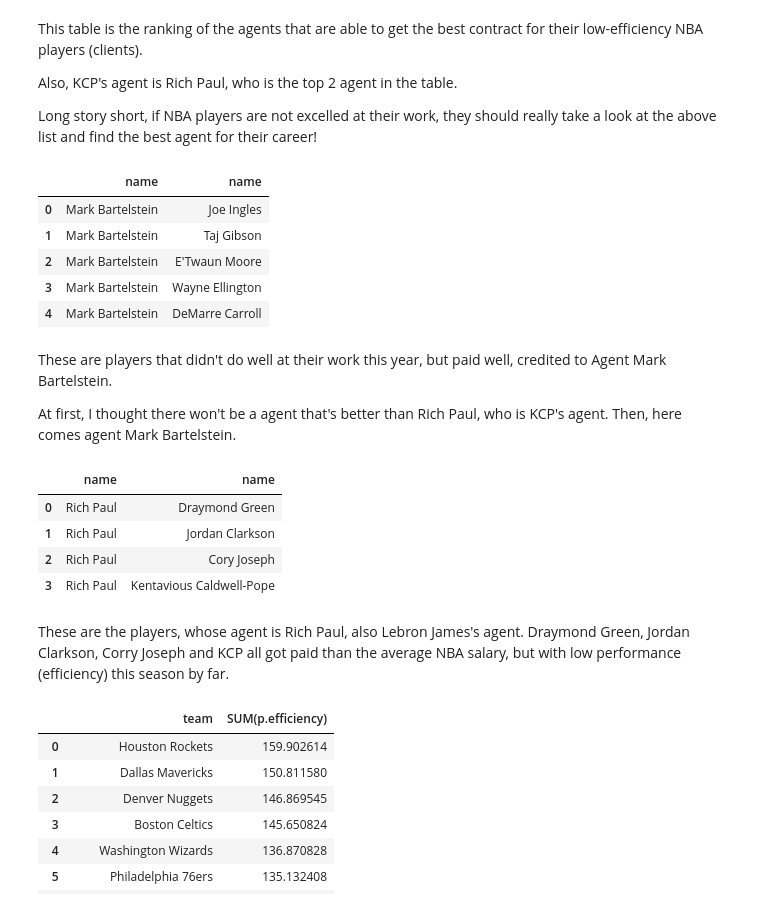
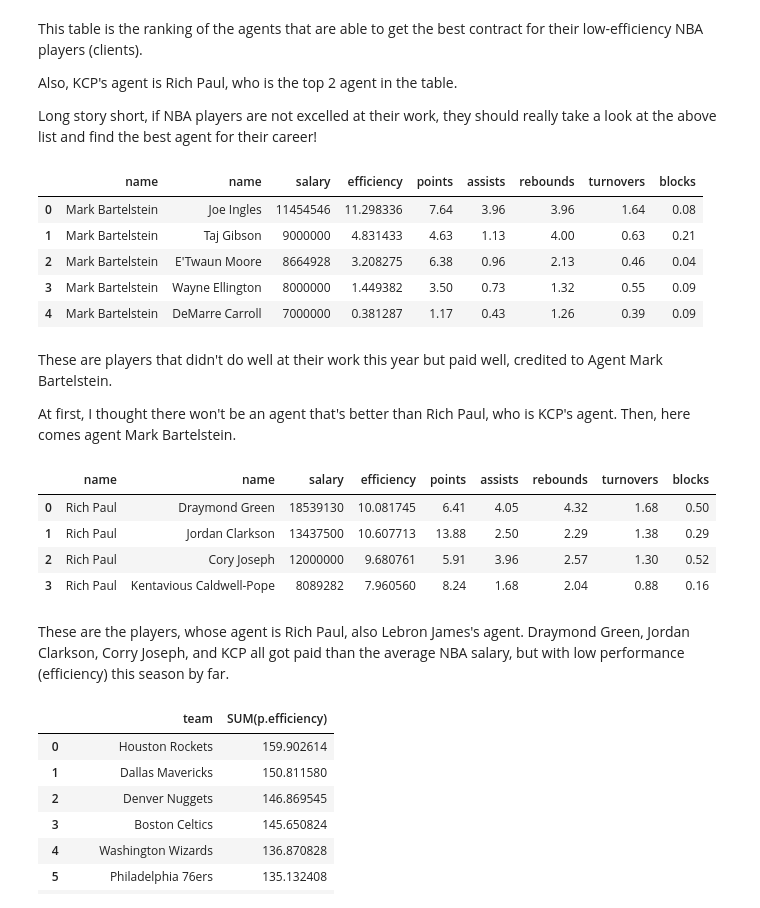
Before and after one commit to my9143434/inf510_project, a Jupyter notebook: lin_yiting.ipynb, the cells around one changed output. Cells and saved outputs as stored; diff of their text form; code cells hidden in the pictures.

```diff
--- a/lin_yiting.ipynb
+++ b/lin_yiting.ipynb
@@ -213,30 +218,30 @@ Also, KCP's agent is Rich Paul, who is the top 2 agent in the table.
 
 Long story short, if NBA players are not excelled at their work, they should really take a look at the above list and find the best agent for their career!
 # %%
-df = pd.read_sql_query("SELECT a.name, p.name FROM Players as p JOIN Agents as a WHERE a.name = 'Mark Bartelstein' AND p.games_played > 19 AND a.id = p.agents_id AND salary > (6.998587e+06) AND p.efficiency < 11.91362  ORDER BY a.name ", db_control)
+df = pd.read_sql_query("SELECT a.name, p.name, p.salary, p.efficiency, p.points, p.assists, p.rebounds, p.turnovers, p.blocks FROM Players as p JOIN Agents as a WHERE a.name = 'Mark Bartelstein' AND p.games_played > 19 AND a.id = p.agents_id AND salary > (6.998587e+06) AND p.efficiency < 11.91362  ORDER BY a.name ", db_control)
 df.head(5)
 # %% [output]
-|  | name | name |
-| 0 | Mark Bartelstein | Joe Ingles |
-| 1 | Mark Bartelstein | Taj Gibson |
-| 2 | Mark Bartelstein | E'Twaun Moore |
-| 3 | Mark Bartelstein | Wayne Ellington |
-| 4 | Mark Bartelstein | DeMarre Carroll |
+|  | name | name | salary | efficiency | points | assists | rebounds | turnovers | blocks |
+| 0 | Mark Bartelstein | Joe Ingles | 11454546 | 11.298336 | 7.64 | 3.96 | 3.96 | 1.64 | 0.08 |
+| 1 | Mark Bartelstein | Taj Gibson | 9000000 | 4.831433 | 4.63 | 1.13 | 4.00 | 0.63 | 0.21 |
+| 2 | Mark Bartelstein | E'Twaun Moore | 8664928 | 3.208275 | 6.38 | 0.96 | 2.13 | 0.46 | 0.04 |
+| 3 | Mark Bartelstein | Wayne Ellington | 8000000 | 1.449382 | 3.50 | 0.73 | 1.32 | 0.55 | 0.09 |
+| 4 | Mark Bartelstein | DeMarre Carroll | 7000000 | 0.381287 | 1.17 | 0.43 | 1.26 | 0.39 | 0.09 |
 # %% [markdown]
-These are players that didn't do well at their work this year, but paid well, credited to Agent Mark Bartelstein.
+These are players that didn't do well at their work this year but paid well, credited to Agent Mark Bartelstein.
 
-At first, I thought there won't be a agent that's better than Rich Paul, who is KCP's agent. Then, here comes agent Mark Bartelstein.
+At first, I thought there won't be an agent that's better than Rich Paul, who is KCP's agent. Then, here comes agent Mark Bartelstein.
 # %%
-df = pd.read_sql_query("SELECT a.name, p.name FROM Players as p JOIN Agents as a WHERE a.name = 'Rich Paul' AND p.games_played > 19 AND a.id = p.agents_id AND salary > (6.998587e+06) AND p.efficiency < 11.91362  ORDER BY a.name ", db_control)
+df = pd.read_sql_query("SELECT a.name, p.name, p.salary, p.efficiency, p.points, p.assists, p.rebounds, p.turnovers, p.blocks FROM Players as p JOIN Agents as a WHERE a.name = 'Rich Paul' AND p.games_played > 19 AND a.id = p.agents_id AND salary > (6.998587e+06) AND p.efficiency < 11.91362  ORDER BY a.name ", db_control)
 df.head(5)
 # %% [output]
-|  | name | name |
-| 0 | Rich Paul | Draymond Green |
-| 1 | Rich Paul | Jordan Clarkson |
-| 2 | Rich Paul | Cory Joseph |
-| 3 | Rich Paul | Kentavious Caldwell-Pope |
+|  | name | name | salary | efficiency | points | assists | rebounds | turnovers | blocks |
+| 0 | Rich Paul | Draymond Green | 18539130 | 10.081745 | 6.41 | 4.05 | 4.32 | 1.68 | 0.50 |
+| 1 | Rich Paul | Jordan Clarkson | 13437500 | 10.607713 | 13.88 | 2.50 | 2.29 | 1.38 | 0.29 |
+| 2 | Rich Paul | Cory Joseph | 12000000 | 9.680761 | 5.91 | 3.96 | 2.57 | 1.30 | 0.52 |
+| 3 | Rich Paul | Kentavious Caldwell-Pope | 8089282 | 7.960560 | 8.24 | 1.68 | 2.04 | 0.88 | 0.16 |
 # %% [markdown]
-These are the players, whose agent is Rich Paul, also Lebron James's agent. Draymond Green, Jordan Clarkson, Corry Joseph and KCP all got paid than the average NBA salary, but with low performance (efficiency) this season by far.
+These are the players, whose agent is Rich Paul, also Lebron James's agent. Draymond Green, Jordan Clarkson, Corry Joseph, and KCP all got paid than the average NBA salary, but with low performance (efficiency) this season by far.
 # %%
 df = pd.read_sql_query("SELECT p.team, SUM(p.efficiency) FROM Players as p WHERE p.games_played > 19 GROUP BY p.team ORDER BY SUM(efficiency) DESC", db_control)
 df.head(30)
```
Also changed, not shown: parts of 17 cells of this notebook.
